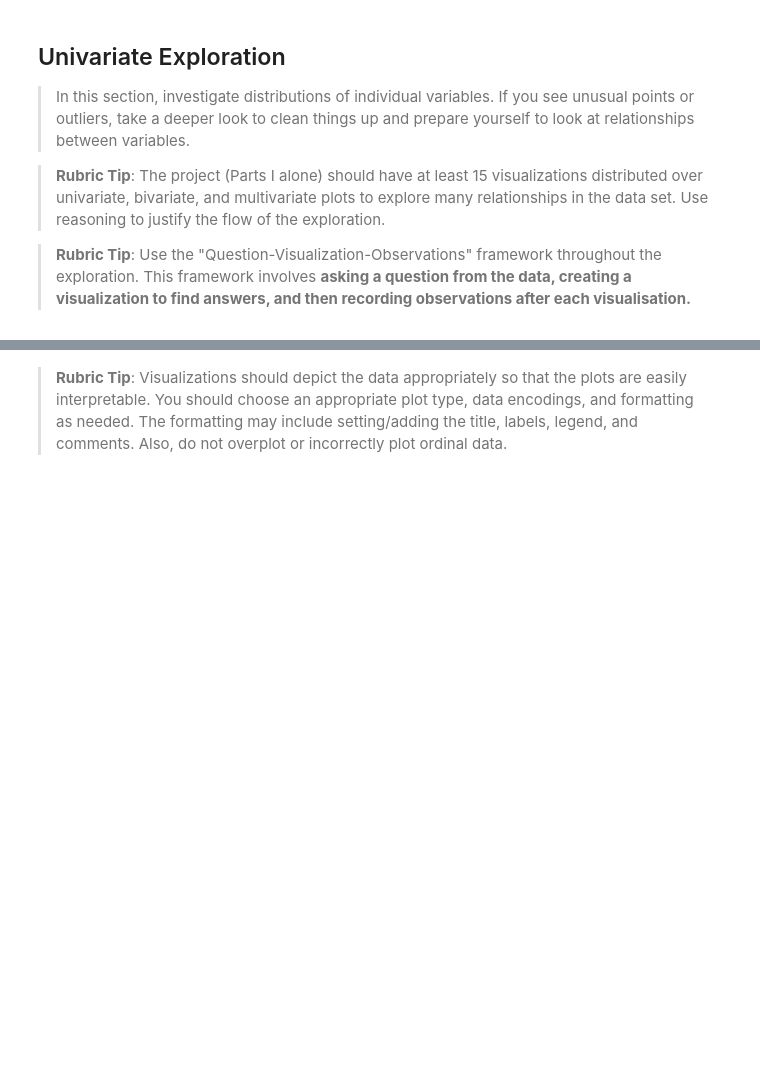
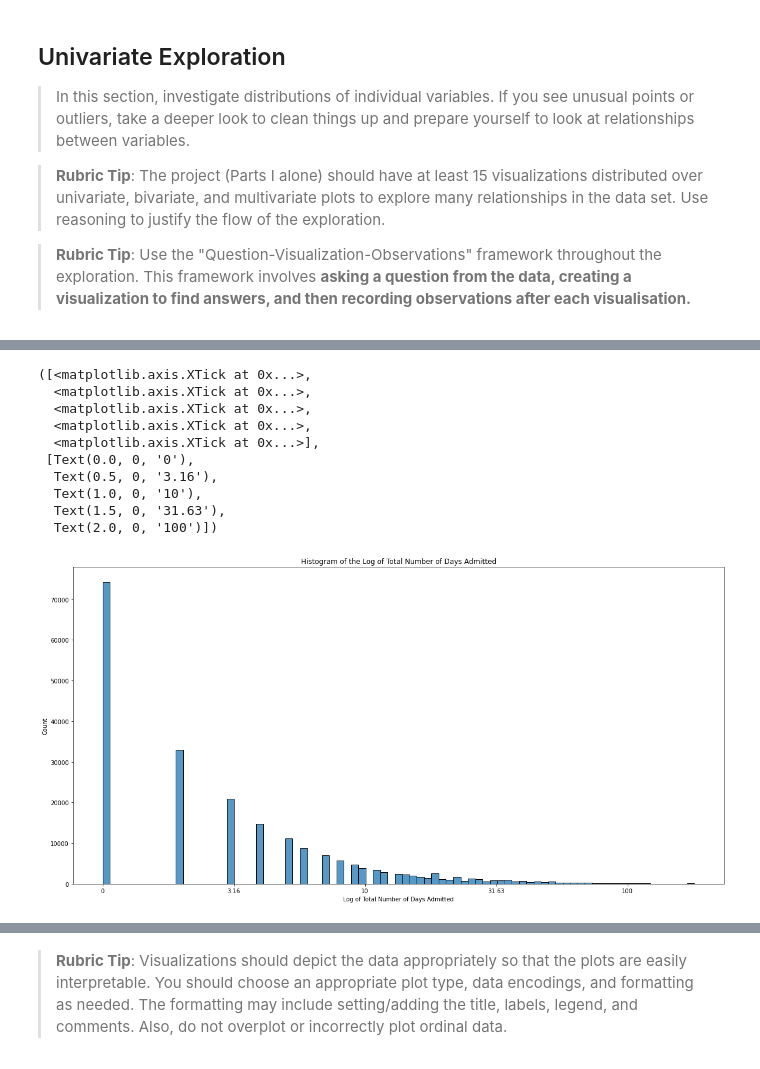
Before and after one commit to biogear13/A-E_admitted_Synthetic_Data, a Jupyter notebook: AandE_admission_EA.ipynb, the cells around one changed output, grey strips where cells are left out. Saved outputs shown, nothing was run; the diff lists cells and outputs as text; code cells hidden in the pictures; blank space fills up the shorter version.

```diff
--- a/AandE_admission_EA.ipynb
+++ b/AandE_admission_EA.ipynb
@@ -267,0 +379,17 @@ and prepare yourself to look at relationships between variables.
+# %%
+# There is a long tail in the distribution so I will look into the log scale
+create_his_log(aedata_df, 'Length_Of_Stay_Days', 'Log of Total Number of Days Admitted')
+# Change the xticks to be more understandable
+plt.xticks([0,0.5,1.0,1.5,2.0], [0, 3.16, 10, 31.63, 100])
+# %% [output]
+([<matplotlib.axis.XTick at 0x...>,
+  <matplotlib.axis.XTick at 0x...>,
+  <matplotlib.axis.XTick at 0x...>,
+  <matplotlib.axis.XTick at 0x...>,
+  <matplotlib.axis.XTick at 0x...>],
+ [Text(0.0, 0, '0'),
+  Text(0.5, 0, '3.16'),
+  Text(1.0, 0, '10'),
+  Text(1.5, 0, '31.63'),
+  Text(2.0, 0, '100')])
+[figure, added]
```
Also changed, not shown: parts of 47 cells of this notebook.
